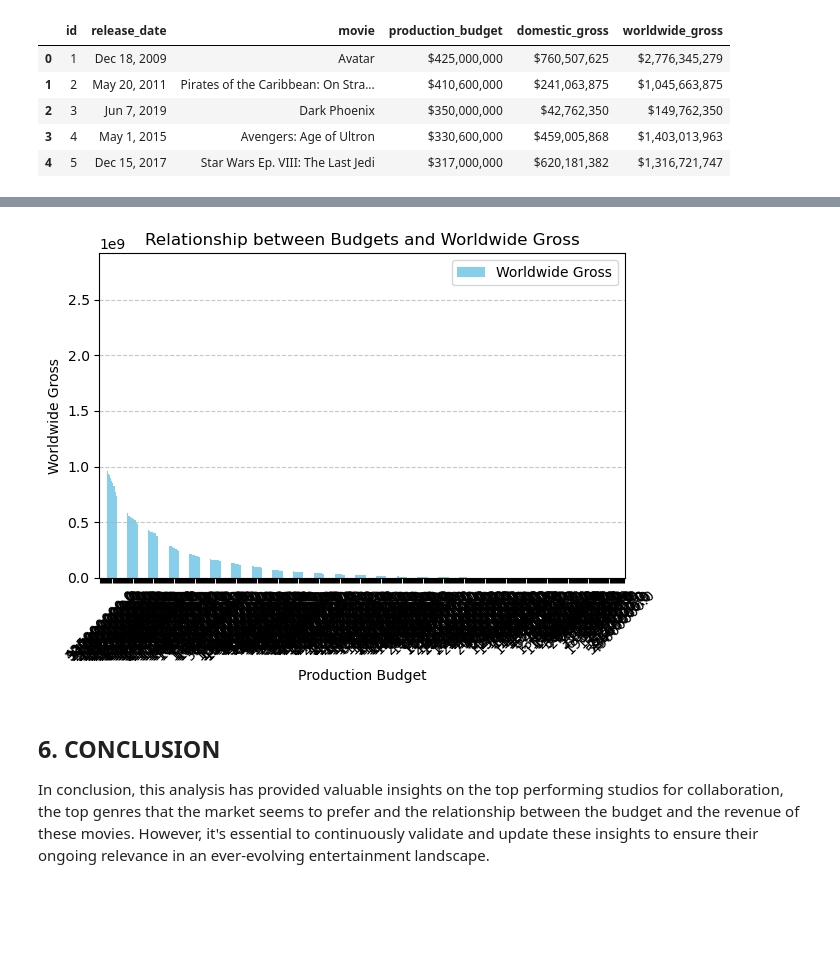
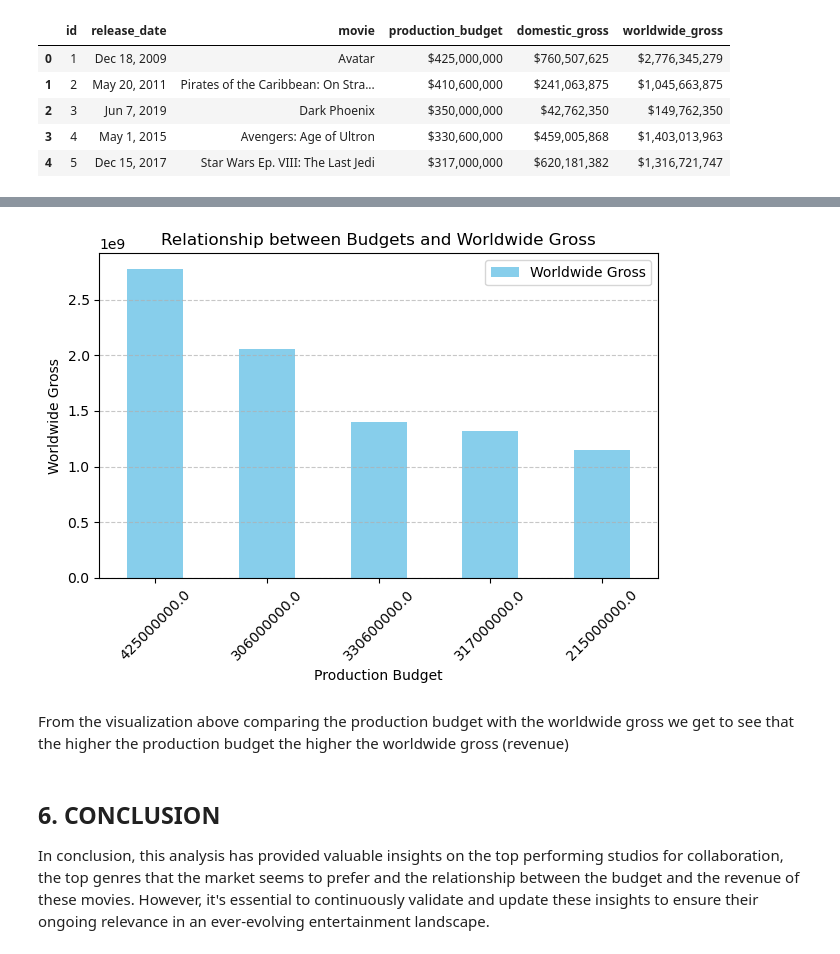
Before and after one commit to juliettmwaura/dsc-phase-1-project-v2-4, a Jupyter notebook: student.ipynb, the cells around one changed output, grey strips where cells are left out. Drawn from its saved outputs; the diff is of its cells as text; code cells hidden in the pictures; blank space fills up the shorter version.

```diff
--- a/student.ipynb
+++ b/student.ipynb
@@ -666,4 +666,4 @@ dfmb['worldwide_gross'] = dfmb['worldwide_gross'].replace('[\$,]', '', regex=Tru
 
 # Calculating the relationship between budget and worldwide gross
 BvE = dfmb.groupby('production_budget')['worldwide_gross'].median().sort_values(ascending=False)
-BvE.head()
+BvR = BvE.head()
@@ -678,24 +670,26 @@ Name: worldwide_gross, dtype: float64
 # %%
 # Plotting the bar chart
-BvE.plot(kind='bar', color='skyblue')
+BvR.plot(kind='bar', color='skyblue')
 plt.title('Relationship between Budgets and Worldwide Gross')
 plt.xlabel('Production Budget')
 plt.ylabel('Worldwide Gross')
 
 # Adding grid lines
 plt.grid(axis='y', linestyle='--', alpha=0.7)
 
 # Rotating x-axis labels
 plt.xticks(rotation=45)
 
 # Adding a legend
 plt.legend(['Worldwide Gross'])
 
 # Show plot
 plt.tight_layout()
 plt.show()
 # %% [output]
-[figure, old version]
+[figure, new version]
+# %% [markdown]
+From the visualization above comparing the production budget with the worldwide gross we get to see that the higher the production budget the higher the worldwide gross (revenue)
 # %% [markdown]
 ## 6. CONCLUSION
 
```
Also changed, not shown: parts of 3 cells of this notebook.
